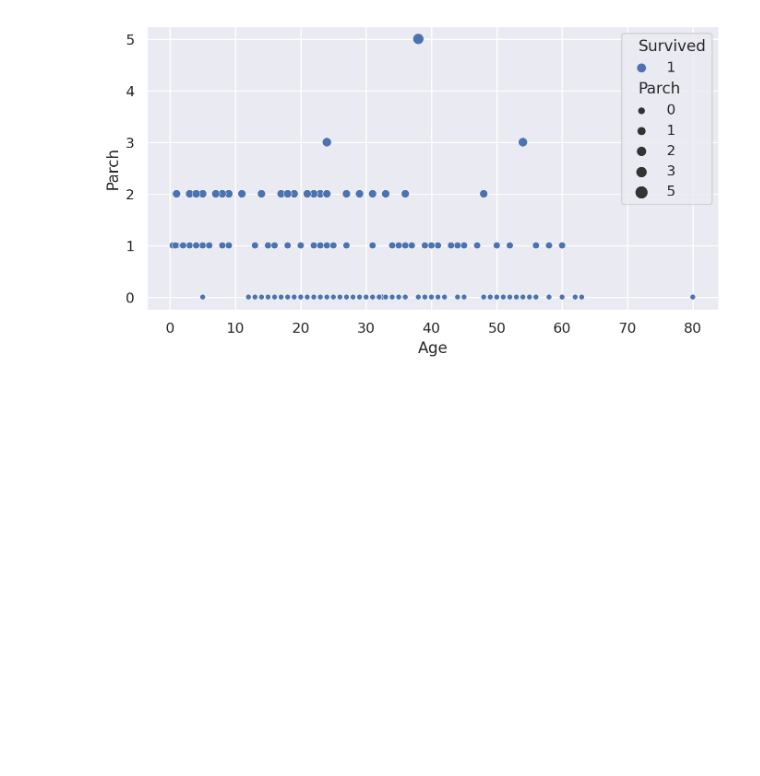
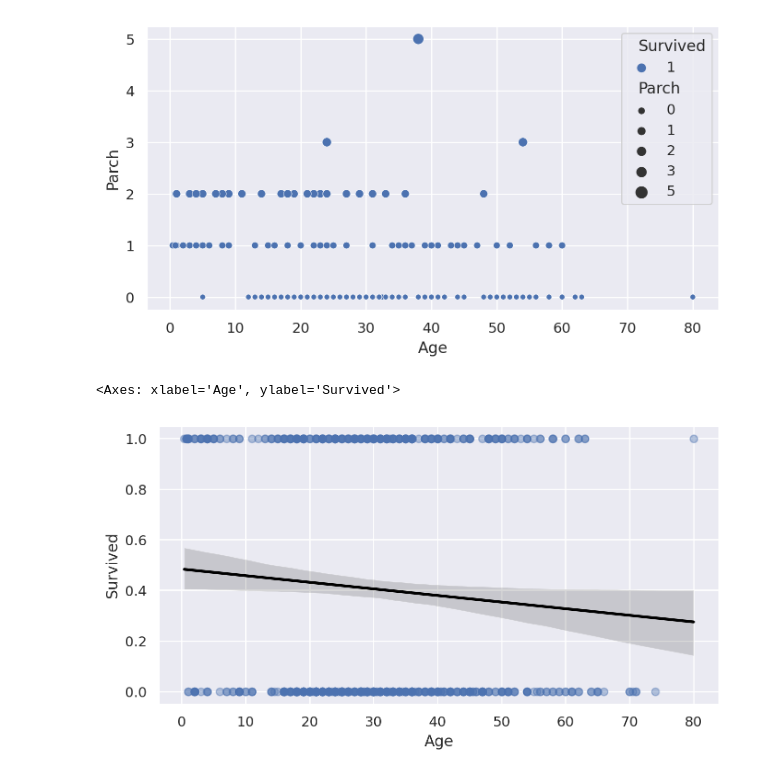
Before and after one commit to kdmwangi/Data-Science, a Jupyter notebook: Titanic_Survival_Prediction.ipynb, the cells around one changed output. Drawn from its saved outputs; the diff is of its cells as text; code cells hidden in the pictures; blank space fills up the shorter version.

```diff
--- a/Titanic_Survival_Prediction.ipynb
+++ b/Titanic_Survival_Prediction.ipynb
@@ -680,3 +699,11 @@ sns.scatterplot(survived_passengers,x='Age',y='Parch',hue='Survived',size='Parch
 # %% [output]
 <Axes: xlabel='Age', ylabel='Parch'>
 [figure]
+# %%
+plt.figure(figsize=(8,4),dpi=200)
+sns.regplot(titanic_df,x='Age',y='Survived',scatter_kws = {'alpha': 0.4},
+            line_kws = {'color': 'black'})
+# the relationship does not seem vey strong
+# %% [output]
+<Axes: xlabel='Age', ylabel='Survived'>
+[figure, added]
```
Also changed, not shown: parts of 6 cells of this notebook.
